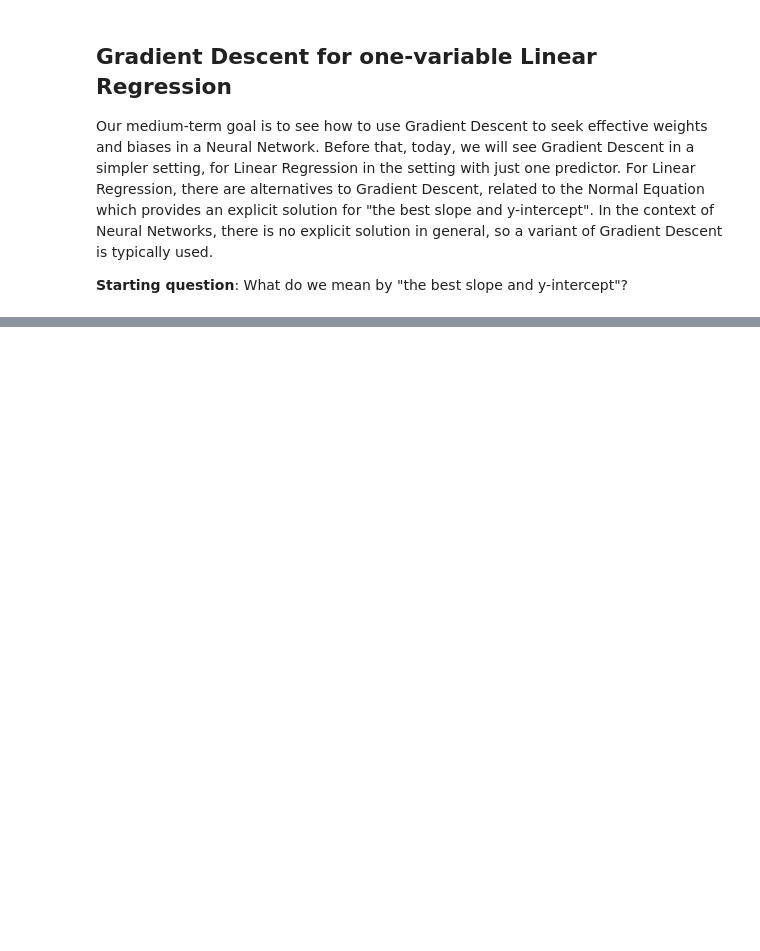
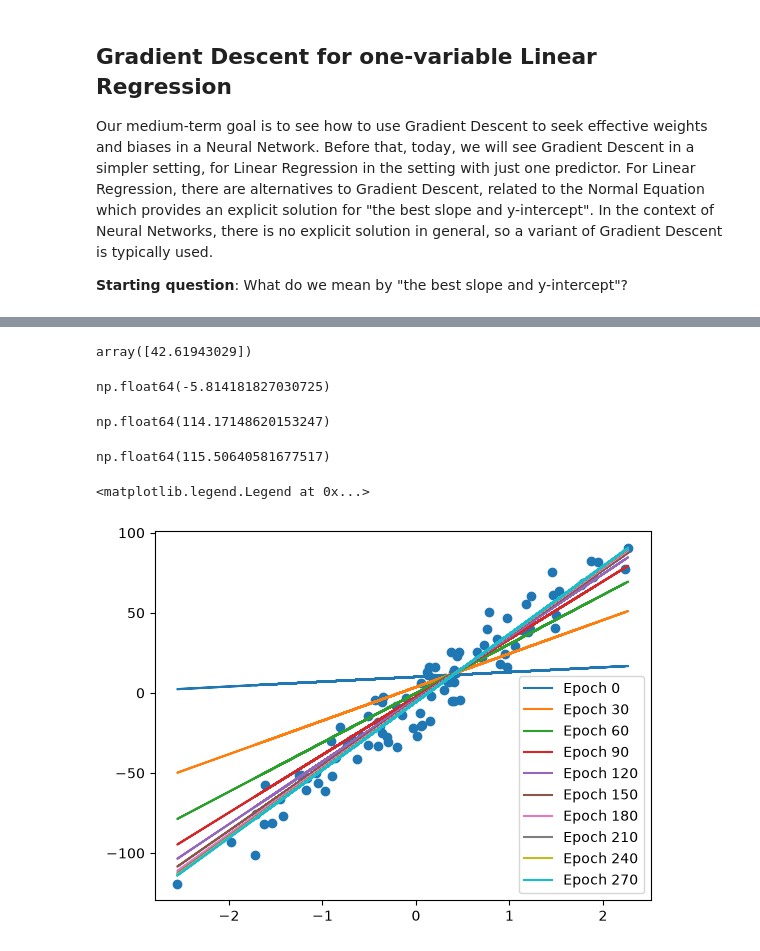
Before and after one commit to yeungme-ops/week8, a Jupyter notebook: Week8-Tuesday.ipynb, the cells around one changed output, grey strips where cells are left out. Cells and saved outputs as stored; diff of their text form; code cells hidden in the pictures; blank space fills up the shorter version.

```diff
--- a/Week8-Tuesday.ipynb
+++ b/Week8-Tuesday.ipynb
@@ -25,0 +68,16 @@ ax.scatter(x, y);
+# %%
+# manually define partial derivtives of the MSE loss function with respect to w
+def Lw(w, b, x, y):
+    return (2 * (w * x + b - y) * x).mean()
+# %%
+def Lb(w, b, x, y):
+    return (2 * (w * x + b - y) * 1).mean()
+# %%
+learn_rate = 0.01
+epochs = 100000 # repeat this many times
+
+for i in range(epochs):
+    grad_w = Lw(w, b, x, y)
+    grad_b = Lb(w, b, x, y)
+    w = w - learn_rate * grad_w
+    b = b - learn_rate * grad_b
@@ -25,0 +90,10 @@ ax.scatter(x, y);
+# %%
+reg = LinearRegression()
+reg.fit(x.reshape(-1, 1), y)
+reg.coef_
+# %% [output]
+array([42.61943029])
+# %%
+reg.intercept_
+# %% [output]
+np.float64(-5.814181827030725)
@@ -25,0 +104,31 @@ ax.scatter(x, y);
+# %%
+L(42.6194, -5.814, x, y)
+# %% [output]
+np.float64(114.17148620153247)
+# %%
+# true values give a worse loss
+L(43.385, -5, x, y)
+# %% [output]
+np.float64(115.50640581677517)
+# %%
+w = 3
+b = 10
+
+fig, ax = plt.subplots()
+ax.scatter(x, y)
+
+learn_rate = 0.01
+epochs = 300 # repeat this many times
+
+for i in range(epochs):
+    if i%30 == 0:
+        ax.plot(x, w * x + b, label = f"Epoch {i}")
+    grad_w = Lw(w, b, x, y)
+    grad_b = Lb(w, b, x, y)
+    w = w - learn_rate * grad_w
+    b = b - learn_rate * grad_b
+
+ax.legend()
+# %% [output]
+<matplotlib.legend.Legend at 0x...>
+[figure, added]
```
Also changed, not shown: parts of 11 cells of this notebook.
